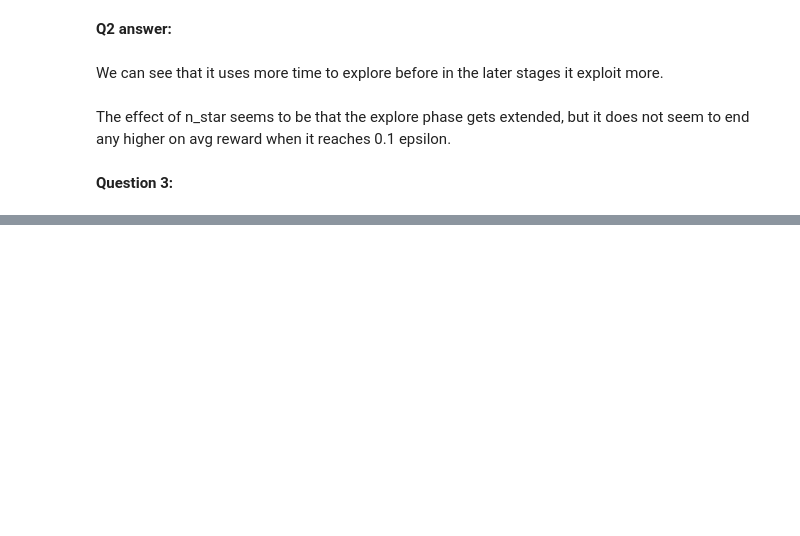
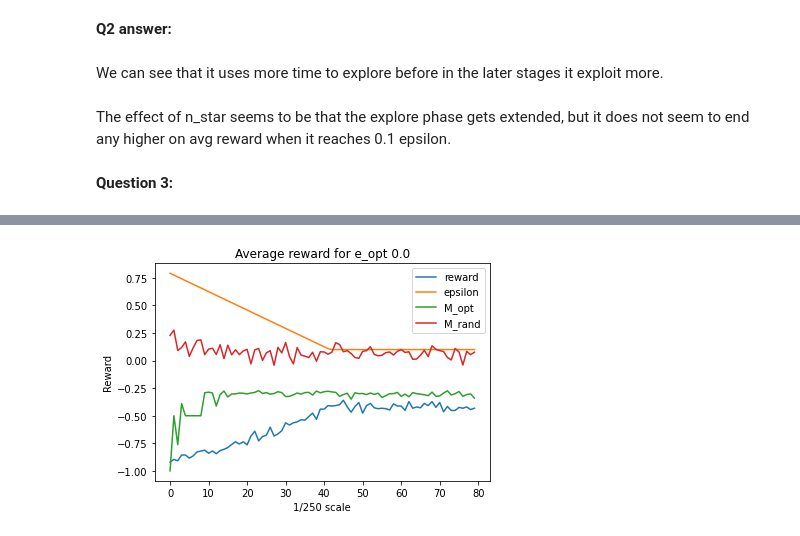
Before and after one commit to LobsterChampagne/ANN-tictactoe, a Jupyter notebook: tic_tac_toe.ipynb, the cells around one changed output, grey strips where cells are left out. Drawn from its saved outputs; the diff is of its cells as text; code cells hidden in the pictures; blank space fills up the shorter version.

```diff
--- a/tic_tac_toe.ipynb
+++ b/tic_tac_toe.ipynb
@@ -324,0 +339,82 @@ For the winning rate we can see that:
+# %%
+n_star_opt = 12000
+e_min = 0.1
+e_max = 0.8
+e_opt = [x / 10.0 for x in range(0, 11, 1)]
+# %%
+for y in range(len(e_opt)):
+    before = time.time()
+
+    # reset q-values between
+    Q_table = {}
+    learn_reward = []
+    # array for epsilon values to plot
+    eps_vals = []
+    # arrays for M values
+    M_opt = []
+    M_rand = []
+    for i in range(20000):
+        moves = []
+
+        env.reset()
+        grid, _, __ = env.observe()
+        player_opt = OptimalPlayer(epsilon=e_opt[y], player=Turns[i%2])
+        for j in range(9):
+            if env.current_player == player_opt.player:
+                move = player_opt.act(grid)
+            else:
+                # get the q values
+                q_vals = Q_actions(env.grid)
+                # using optimal n_star decreasing epsilon
+                epsilon = eps(i, n_star_opt, e_min, e_max)
+                move = epsilon_action(q_vals, epsilon)
+                # add position and move to array
+                moves.append((np.copy(env.grid), move))
+                # get move in 2d format
+                move = (move//3, move%3)
+
+            grid, end, winner = env.step(move)
+
+            # update the Q-values, this has to be done after opt moves or when the game ends
+            if (env.current_player != player_opt.player) | end:
+                # get the current reward
+                reward = env.reward(player=Turns[(i+1)%2])
+                num_moves = len(moves)
+                if num_moves >= 2:
+                    position = moves[num_moves - 2][0]
+                    action = moves[num_moves - 2][1]
+                    Q_next_max = np.nanmax(Q_actions(moves[num_moves - 1][0]))
+                    # update all the Q-values up to the current move
+                    Q_table[str(position)][action] += step_size * (reward + discount * Q_next_max - Q_table[str(position)][action])
+            if end:
+                # add rewards to arrays
+                learn_reward.append(env.reward(player=Turns[(i+1)%2]))
+                # add to array for plotting
+                eps_vals.append(epsilon)
+                env.reset()
+                break
+        # get the M values every 250th game
+        if (i%250) == 0:
+            M_opt.append(M(0))
+            M_rand.append(M(1))
+    # the the averages per 250 values
+    learn250 = np.split(np.asarray(learn_reward), 80)
+    learn_averages = np.mean(learn250, axis=1)
+    eps250 = np.split(np.asarray(eps_vals), 80)
+    eps_averages = np.mean(eps250, axis=1)
+
+    title = 'Average reward for e_opt ' + str(e_opt[y])
+    plt.plot(learn_averages, label = 'reward')
+    plt.plot(eps_averages, label = 'epsilon')
+    plt.plot(M_opt, label = 'M_opt')
+    plt.plot(M_rand, label = 'M_rand')
+    plt.title(title)
+    plt.ylabel('Reward')
+    plt.xlabel('1/250 scale')
+    plt.legend()
+    plt.show()
+
+    after = time.time()
+    print('time at',y,after-before)
+# %% [output]
+[figure, added]
```
Also changed, not shown: parts of 21 cells of this notebook.
